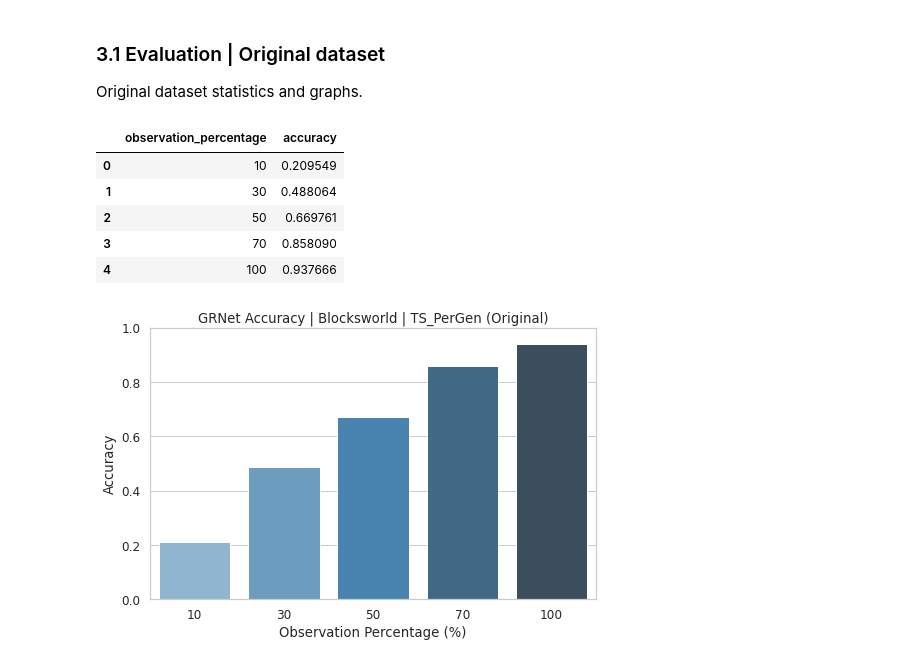
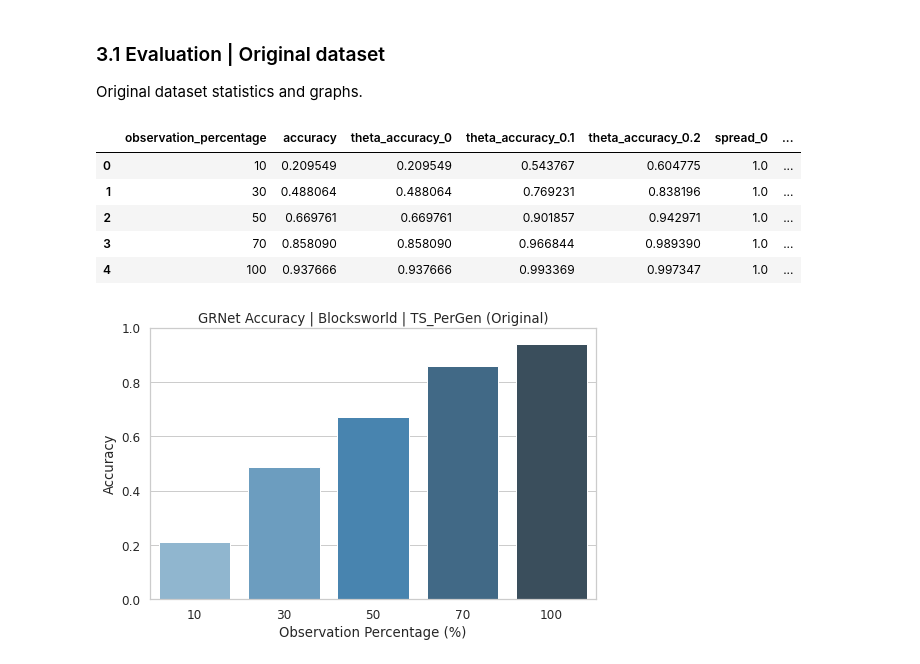
Before and after one commit to MechaMic38/GRNet, a Jupyter notebook: code/GRNet_approach.ipynb, the cells around one changed output. Drawn from its saved outputs; the diff is of its cells as text; code cells hidden in the pictures.

```diff
--- a/code/GRNet_approach.ipynb
+++ b/code/GRNet_approach.ipynb
@@ -1160,12 +1164,12 @@ def process_domain(
                 print(f"File: {f}")
             if f.endswith('.zip'):
                 unzip_file(join(plans_dir,f), temp_dir)
-                obs_dir = temp_dir
+                obs_dir = join(temp_dir, f[:-4]) # Assuming the zip extracts to a folder with the same name as the zip file
                 problem_name = f[:-4]
-            elif f.endswith('.bz2'):
+            elif f.endswith('.tar.bz2'):
                 unpack_bz2(join(plans_dir,f), temp_dir)
                 obs_dir = temp_dir
-                problem_name = f[:-4]
+                problem_name = f[:-8]
             start_time = time.time()
             result = run_experiment(obs_file=join(obs_dir, 'obs.dat'),
                                     goals_dict_file=None,
@@ -1184,8 +1188,8 @@ def process_domain(
             gr_acc = gr_accuracy(result[1], result[2])
 
             # Compute theta-accuracy and spread for theta=[0.1, 0.2]
-            theta_accuracies = {theta: gr_theta_accuracy(result[1], result[2], theta) for theta in [0.1, 0.2]}
-            spreads = {theta: gr_spread(result[1], theta) for theta in [0.1, 0.2]}
+            theta_accuracies = {theta: gr_theta_accuracy(result[1], result[2], theta) for theta in [0.0, 0.1, 0.2]}
+            spreads = {theta: gr_spread(result[1], theta) for theta in [0.0, 0.1, 0.2]}
 
             if verbose:
                 print(f'Execution time: {exec_time} seconds')
@@ -1198,8 +1202,10 @@ def process_domain(
                 'correct_goal_idx': result[2],
                 'predicted_goal_idx': result[3],
                 'gr_accuracy': gr_acc,
+                'theta_accuracy_0': theta_accuracies[0.0],
                 'theta_accuracy_0.1': theta_accuracies[0.1],
                 'theta_accuracy_0.2': theta_accuracies[0.2],
+                'spread_0': spreads[0.0],
                 'spread_0.1': spreads[0.1],
                 'spread_0.2': spreads[0.2],
             })
@@ -1433,19 +1439,38 @@ original_full_df = pd.read_csv(join(ORIGINAL_RESULTS_DIR, 'full.csv'))
 # %%
 # Extract final results for observation percentage
 original_accuracy_df = pd.DataFrame(columns=['observation_percentage', 'accuracy'])
 for perc in original_full_df['observation_percentage'].unique():
     obs_results = original_full_df[original_full_df['observation_percentage'] == perc]
     accuracy = obs_results['gr_accuracy'].mean()
-    original_accuracy_df = pd.concat([original_accuracy_df, pd.DataFrame({'observation_percentage': [perc], 'accuracy': [accuracy]})], ignore_index=True)
+    theta_accuracy_0 = obs_results['theta_accuracy_0'].mean()
+    theta_accuracy_0_1 = obs_results['theta_accuracy_0.1'].mean()
+    theta_accuracy_0_2 = obs_results['theta_accuracy_0.2'].mean()
+    spread_0 = obs_results['spread_0'].mean()
+    spread_0_1 = obs_results['spread_0.1'].mean()
+    spread_0_2 = obs_results['spread_0.2'].mean()
+
+    original_accuracy_df = pd.concat(
+        [original_accuracy_df, pd.DataFrame({
+            'observation_percentage': [perc],
+            'accuracy': [accuracy],
+            'theta_accuracy_0': [theta_accuracy_0],
+            'theta_accuracy_0.1': [theta_accuracy_0_1],
+            'theta_accuracy_0.2': [theta_accuracy_0_2],
+            'spread_0': [spread_0],
+            'spread_0.1': [spread_0_1],
+            'spread_0.2': [spread_0_2],
+        })],
+        ignore_index=True
+    )
 
 original_accuracy_df
 # %% [output]
-|  | observation_percentage | accuracy |
-| 0 | 10 | 0.209549 |
-| 1 | 30 | 0.488064 |
-| 2 | 50 | 0.669761 |
-| 3 | 70 | 0.858090 |
-| 4 | 100 | 0.937666 |
+|  | observation_percentage | accuracy | theta_accuracy_0 | theta_accuracy_0.1 | theta_accuracy_0.2 | spread_0 | ... |
+| 0 | 10 | 0.209549 | 0.209549 | 0.543767 | 0.604775 | 1.0 | ... |
+| 1 | 30 | 0.488064 | 0.488064 | 0.769231 | 0.838196 | 1.0 | ... |
+| 2 | 50 | 0.669761 | 0.669761 | 0.901857 | 0.942971 | 1.0 | ... |
+| 3 | 70 | 0.858090 | 0.858090 | 0.966844 | 0.989390 | 1.0 | ... |
+| 4 | 100 | 0.937666 | 0.937666 | 0.993369 | 0.997347 | 1.0 | ... |
 # %%
 # Set the visual style
 sns.set_theme(style="whitegrid", font_scale=1.1)
```
Also changed, not shown: parts of 15 cells of this notebook, 1 other file.
